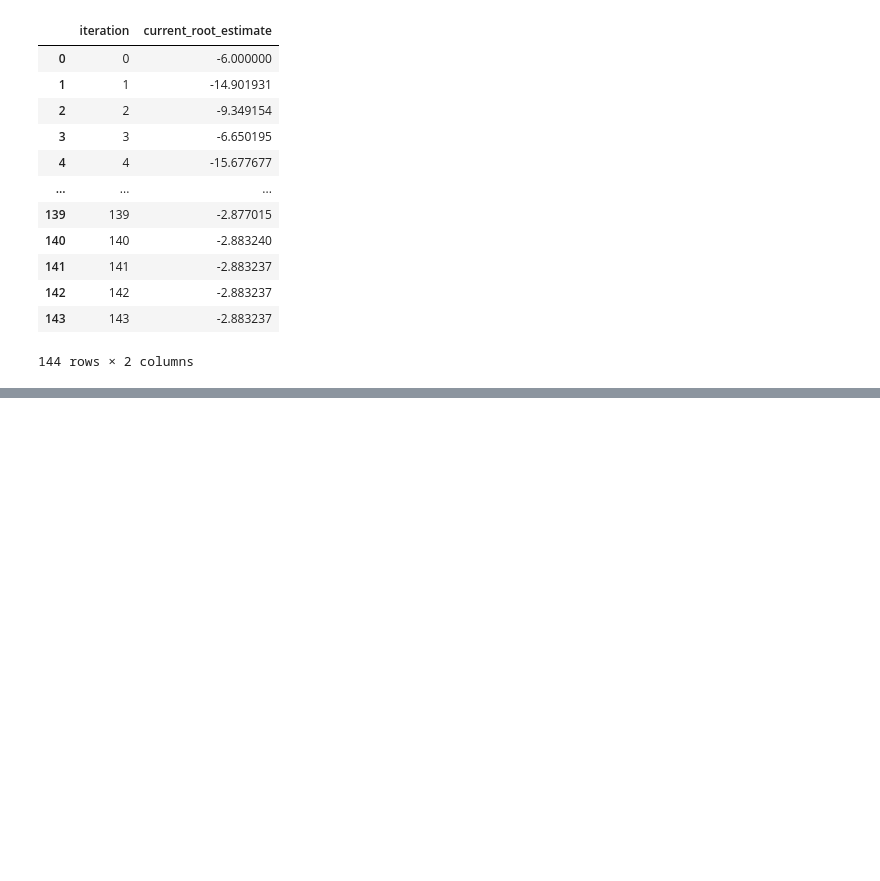
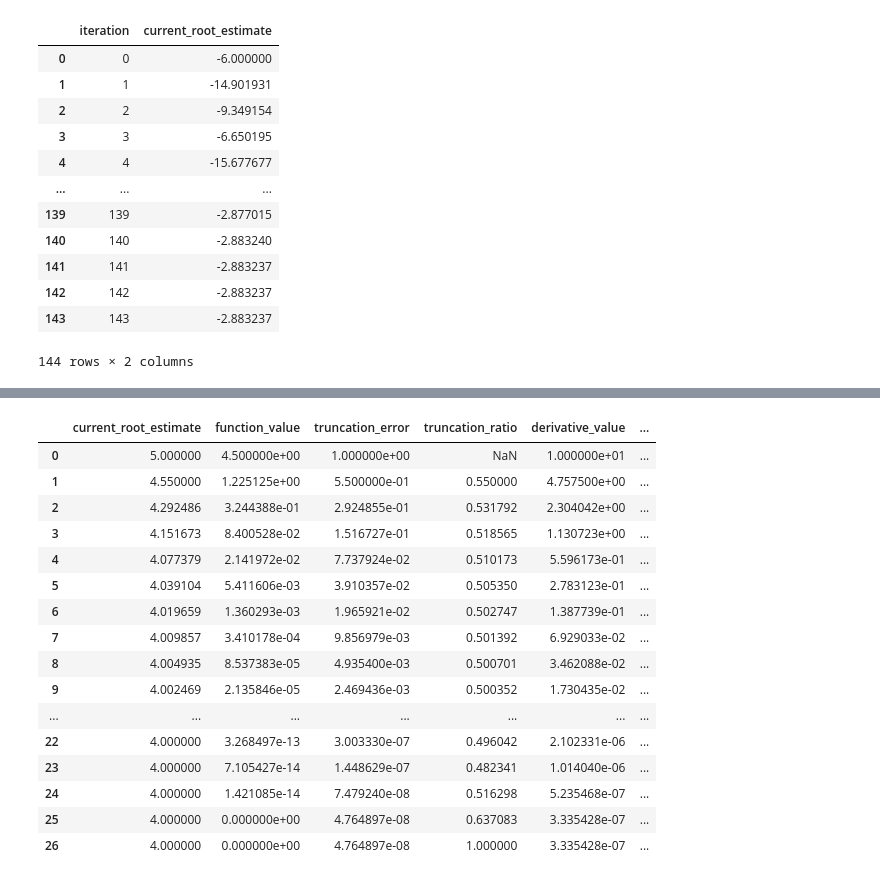
Before and after one commit to EasonSYC/catam-example-project, a Jupyter notebook: src/notebook.ipynb, the cells around one changed output, grey strips where cells are left out. Saved outputs shown, nothing was run; the diff lists cells and outputs as text; code cells hidden in the pictures; blank space fills up the shorter version.

```diff
--- a/src/notebook.ipynb
+++ b/src/notebook.ipynb
@@ -596,0 +604,6 @@ intermediate_data
+# %%
+f = lambda x: np.pow(x, 3) - 8.5 * np.pow(x, 2) + 20 * x - 8
+df = lambda x: 3 * np.pow(x, 2) - 17 * x + 20
+# %%
+root_estimate = pd.DataFrame(newton_raphson_iteration(f, df, 5))
+root_estimate
@@ -596,0 +628,22 @@ intermediate_data
+# %%
+data: pd.DataFrame = intermediate_data(f, root_estimate, 4)
+data.to_csv('../data/question-5-eq-5.csv')
+data
+# %% [output]
+|  | current_root_estimate | function_value | truncation_error | truncation_ratio | derivative_value | ... |
+| 0 | 5.000000 | 4.500000e+00 | 1.000000e+00 | NaN | 1.000000e+01 | ... |
+| 1 | 4.550000 | 1.225125e+00 | 5.500000e-01 | 0.550000 | 4.757500e+00 | ... |
+| 2 | 4.292486 | 3.244388e-01 | 2.924855e-01 | 0.531792 | 2.304042e+00 | ... |
+| 3 | 4.151673 | 8.400528e-02 | 1.516727e-01 | 0.518565 | 1.130723e+00 | ... |
+| 4 | 4.077379 | 2.141972e-02 | 7.737924e-02 | 0.510173 | 5.596173e-01 | ... |
+| 5 | 4.039104 | 5.411606e-03 | 3.910357e-02 | 0.505350 | 2.783123e-01 | ... |
+| 6 | 4.019659 | 1.360293e-03 | 1.965921e-02 | 0.502747 | 1.387739e-01 | ... |
+| 7 | 4.009857 | 3.410178e-04 | 9.856979e-03 | 0.501392 | 6.929033e-02 | ... |
+| 8 | 4.004935 | 8.537383e-05 | 4.935400e-03 | 0.500701 | 3.462088e-02 | ... |
+| 9 | 4.002469 | 2.135846e-05 | 2.469436e-03 | 0.500352 | 1.730435e-02 | ... |
+| ... | ... | ... | ... | ... | ... | ... |
+| 22 | 4.000000 | 3.268497e-13 | 3.003330e-07 | 0.496042 | 2.102331e-06 | ... |
+| 23 | 4.000000 | 7.105427e-14 | 1.448629e-07 | 0.482341 | 1.014040e-06 | ... |
+| 24 | 4.000000 | 1.421085e-14 | 7.479240e-08 | 0.516298 | 5.235468e-07 | ... |
+| 25 | 4.000000 | 0.000000e+00 | 4.764897e-08 | 0.637083 | 3.335428e-07 | ... |
+| 26 | 4.000000 | 0.000000e+00 | 4.764897e-08 | 1.000000 | 3.335428e-07 | ... |
```
Also changed, not shown: parts of 22 cells of this notebook, 16 other files.
